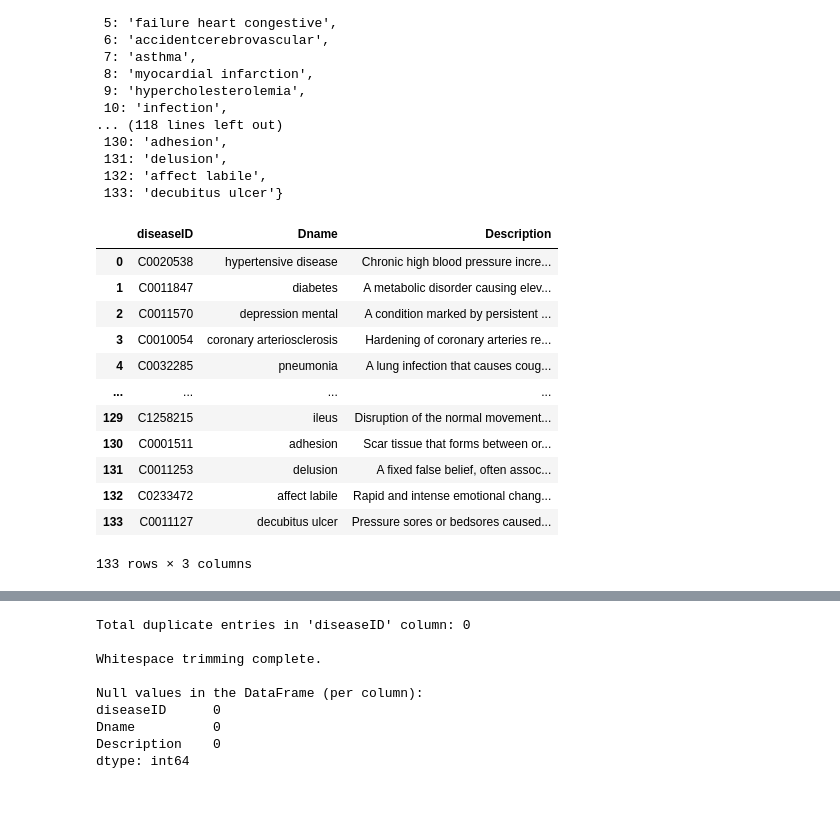
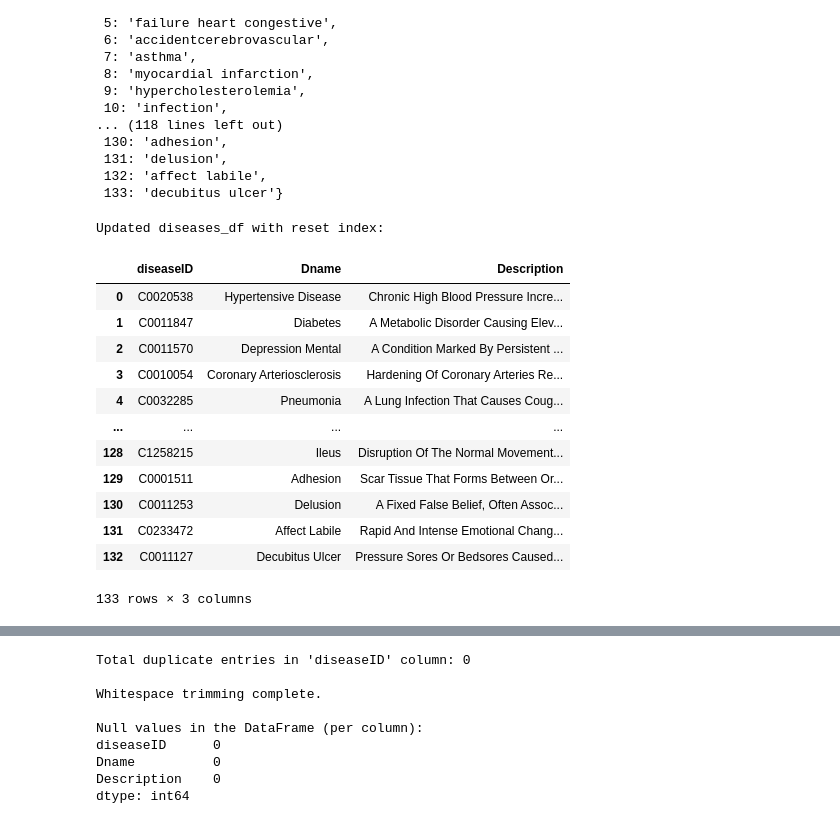
Before and after one commit to Saurabh-Lakhanpal/symptoms-analyzer, a Jupyter notebook: backend/etl.ipynb, the cells around one changed output, grey strips where cells are left out. Saved outputs shown, nothing was run; the diff lists cells and outputs as text; code cells hidden in the pictures.

```diff
--- a/backend/etl.ipynb
+++ b/backend/etl.ipynb
@@ -191,41 +191,47 @@ Disease Names:
  132: 'affect labile',
  133: 'decubitus ulcer'}
 # %%
-import pandas as pd
-import requests
-
 # Replace the URL below with the raw file URL for your text file
 github_url = "https://raw.githubusercontent.com/Saurabh-Lakhanpal/symptoms-analyzer/main/resources/disease_description.txt"
 
 # Fetch the file content from GitHub
 response = requests.get(github_url)
 content = response.text
 
 # Parse the content to create a mapping of Dname to description
 dname_to_description = {}
 for line in content.splitlines():
     if ": " in line:
         parts = line.split(": ", 1)
         dname_key = parts[0].split(". ", 1)[1].strip().lower()
         description_value = parts[1].strip()
         dname_to_description[dname_key] = description_value
 
 # Map descriptions to the DataFrame
 diseases_df['Description'] = diseases_df['Dname'].str.lower().map(dname_to_description)
 
-# Output the updated DataFrame
+# Reset index of the updated DataFrame
+diseases_df = diseases_df.reset_index(drop=True)
+
+# Apply title case to columns 'Dname' and 'Description'
+diseases_df['Dname'] = diseases_df['Dname'].str.title()
+diseases_df['Description'] = diseases_df['Description'].str.title()
+
+# Display the updated DataFrame
+print("\nUpdated diseases_df with reset index:")
 diseases_df
 # %% [output]
+Updated diseases_df with reset index:
 |  | diseaseID | Dname | Description |
-| 0 | C0020538 | hypertensive disease | Chronic high blood pressure incre... |
-| 1 | C0011847 | diabetes | A metabolic disorder causing elev... |
-| 2 | C0011570 | depression mental | A condition marked by persistent ... |
-| 3 | C0010054 | coronary arteriosclerosis | Hardening of coronary arteries re... |
-| 4 | C0032285 | pneumonia | A lung infection that causes coug... |
+| 0 | C0020538 | Hypertensive Disease | Chronic High Blood Pressure Incre... |
+| 1 | C0011847 | Diabetes | A Metabolic Disorder Causing Elev... |
+| 2 | C0011570 | Depression Mental | A Condition Marked By Persistent ... |
+| 3 | C0010054 | Coronary Arteriosclerosis | Hardening Of Coronary Arteries Re... |
+| 4 | C0032285 | Pneumonia | A Lung Infection That Causes Coug... |
 | ... | ... | ... | ... |
-| 129 | C1258215 | ileus | Disruption of the normal movement... |
-| 130 | C0001511 | adhesion | Scar tissue that forms between or... |
-| 131 | C0011253 | delusion | A fixed false belief, often assoc... |
-| 132 | C0233472 | affect labile | Rapid and intense emotional chang... |
-| 133 | C0011127 | decubitus ulcer | Pressure sores or bedsores caused... |
+| 128 | C1258215 | Ileus | Disruption Of The Normal Movement... |
+| 129 | C0001511 | Adhesion | Scar Tissue That Forms Between Or... |
+| 130 | C0011253 | Delusion | A Fixed False Belief, Often Assoc... |
+| 131 | C0233472 | Affect Labile | Rapid And Intense Emotional Chang... |
+| 132 | C0011127 | Decubitus Ulcer | Pressure Sores Or Bedsores Caused... |
-133 rows × 3 columns
+133 rows × 3 columns
```
Also changed, not shown: parts of 3 cells of this notebook.
